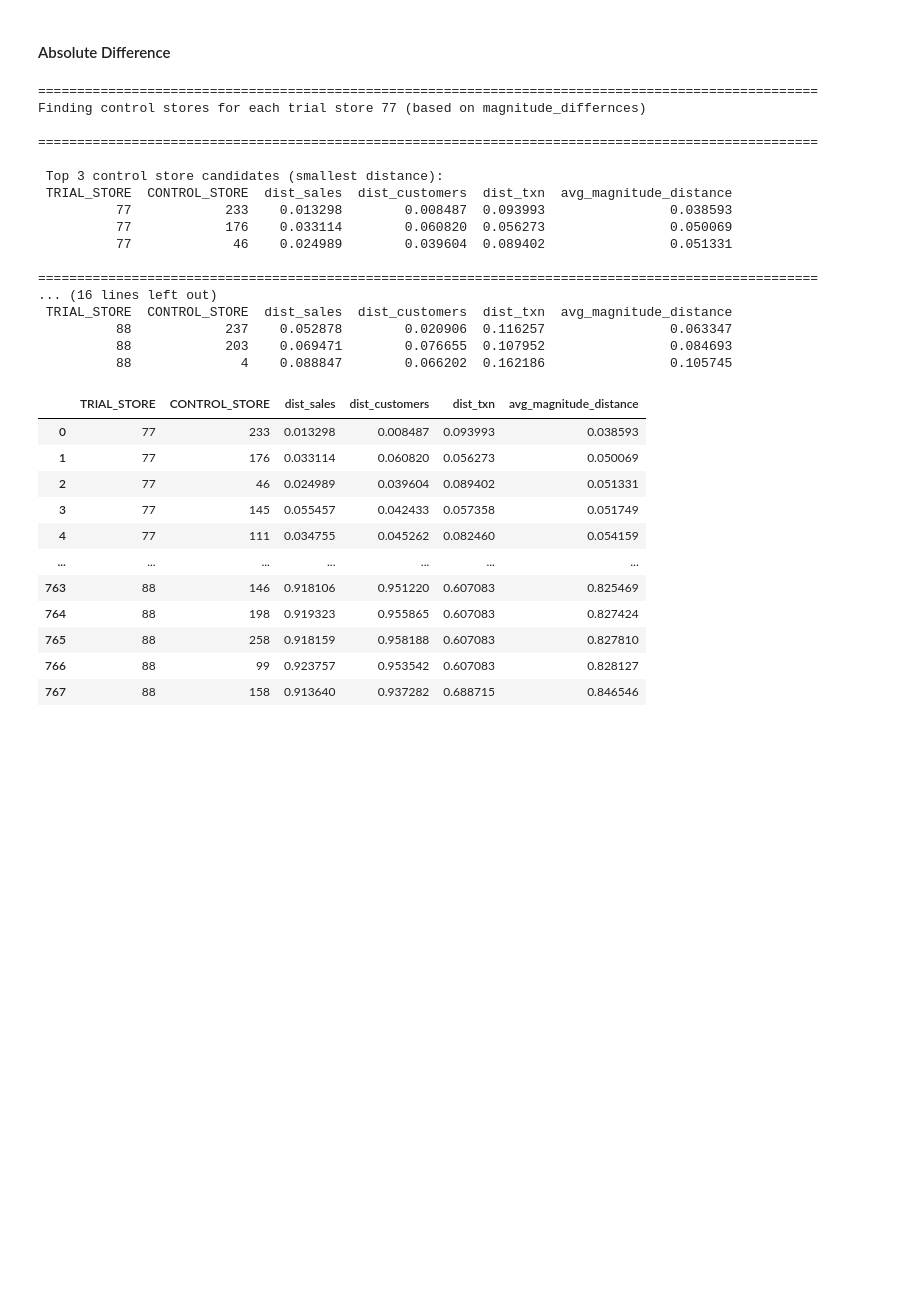
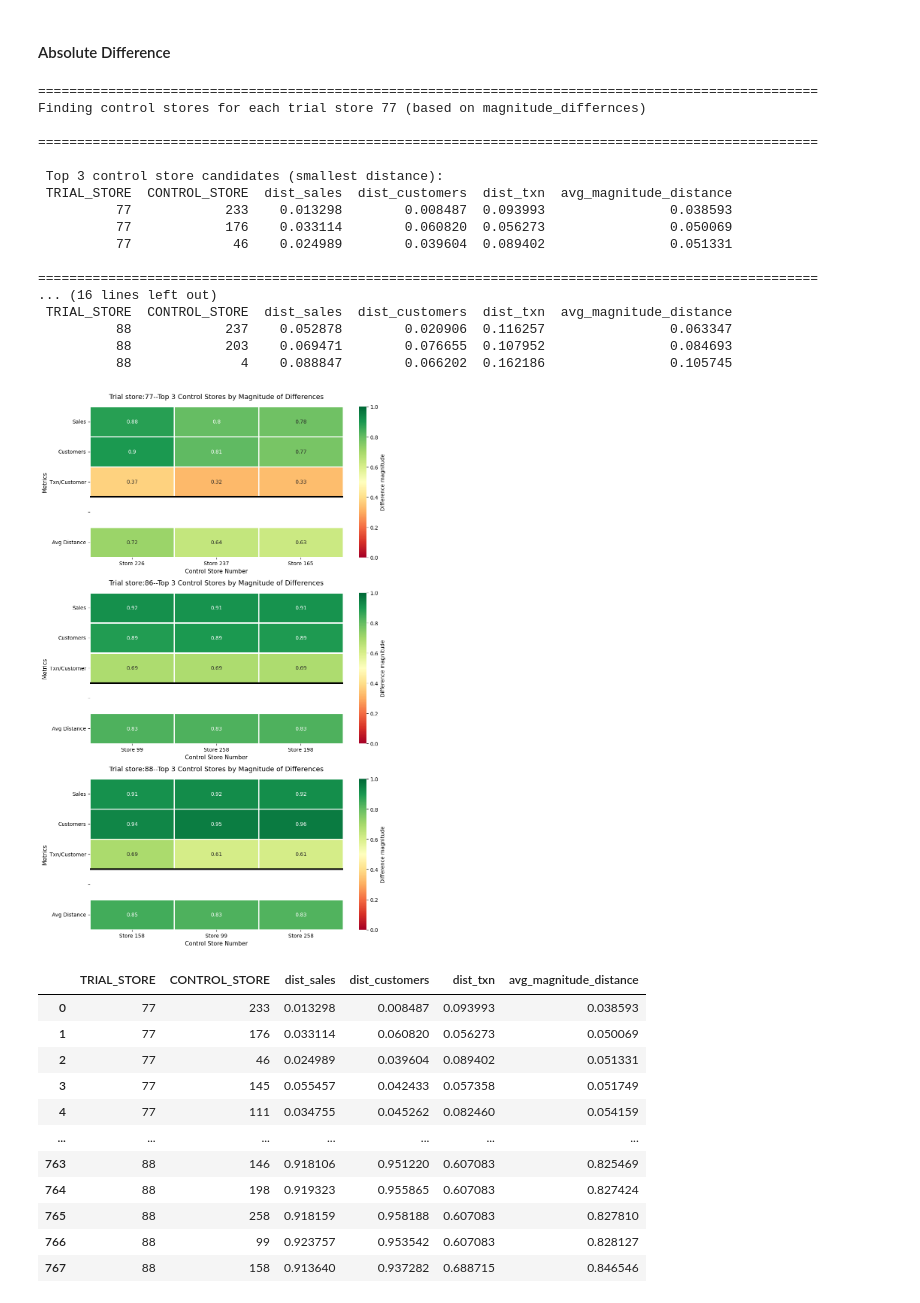
Before and after one commit to Mridul-dhungana/Quantium-Data-Analytics, a Jupyter notebook: Trial and Control stores.ipynb, the cells around one changed output. Drawn from its saved outputs; the diff is of its cells as text; code cells hidden in the pictures; blank space fills up the shorter version.

Commit message:
'Absolute Differences Visualization'

```diff
--- a/Trial and Control stores.ipynb
+++ b/Trial and Control stores.ipynb
@@ -596,7 +596,7 @@ def calculate_magnitude_difference(trial_stores_pretrial_data,potential_control_
     complete_results = pd.concat(complete_results, ignore_index=True)
 
     if visualize:
-        visualize_differences(final_results)
+        visualize_differences(complete_results)
 
     return complete_results
 # %%
@@ -609,24 +657,25 @@ def visualize_differences(final_results):
 # %%
-results_diff=calculate_magnitude_difference(trial_stores_pretrial_data,Potential_control_stores)
+results_diff=calculate_magnitude_difference(trial_stores_pretrial_data,Potential_control_stores,visualize=True)
 results_diff
 # %% [output]
 ====================================================================================================
 Finding control stores for each trial store 77 (based on magnitude_differnces)
 
 ====================================================================================================
 
  Top 3 control store candidates (smallest distance):
  TRIAL_STORE  CONTROL_STORE  dist_sales  dist_customers  dist_txn  avg_magnitude_distance
           77            233    0.013298        0.008487  0.093993                0.038593
           77            176    0.033114        0.060820  0.056273                0.050069
           77             46    0.024989        0.039604  0.089402                0.051331
 
 ====================================================================================================
 ... (16 lines left out)
  TRIAL_STORE  CONTROL_STORE  dist_sales  dist_customers  dist_txn  avg_magnitude_distance
           88            237    0.052878        0.020906  0.116257                0.063347
           88            203    0.069471        0.076655  0.107952                0.084693
           88              4    0.088847        0.066202  0.162186                0.105745
+[figure, added]
 |  | TRIAL_STORE | CONTROL_STORE | dist_sales | dist_customers | dist_txn | avg_magnitude_distance |
 | 0 | 77 | 233 | 0.013298 | 0.008487 | 0.093993 | 0.038593 |
 | 1 | 77 | 176 | 0.033114 | 0.060820 | 0.056273 | 0.050069 |
```
Also changed, not shown: parts of 1 cell of this notebook.
